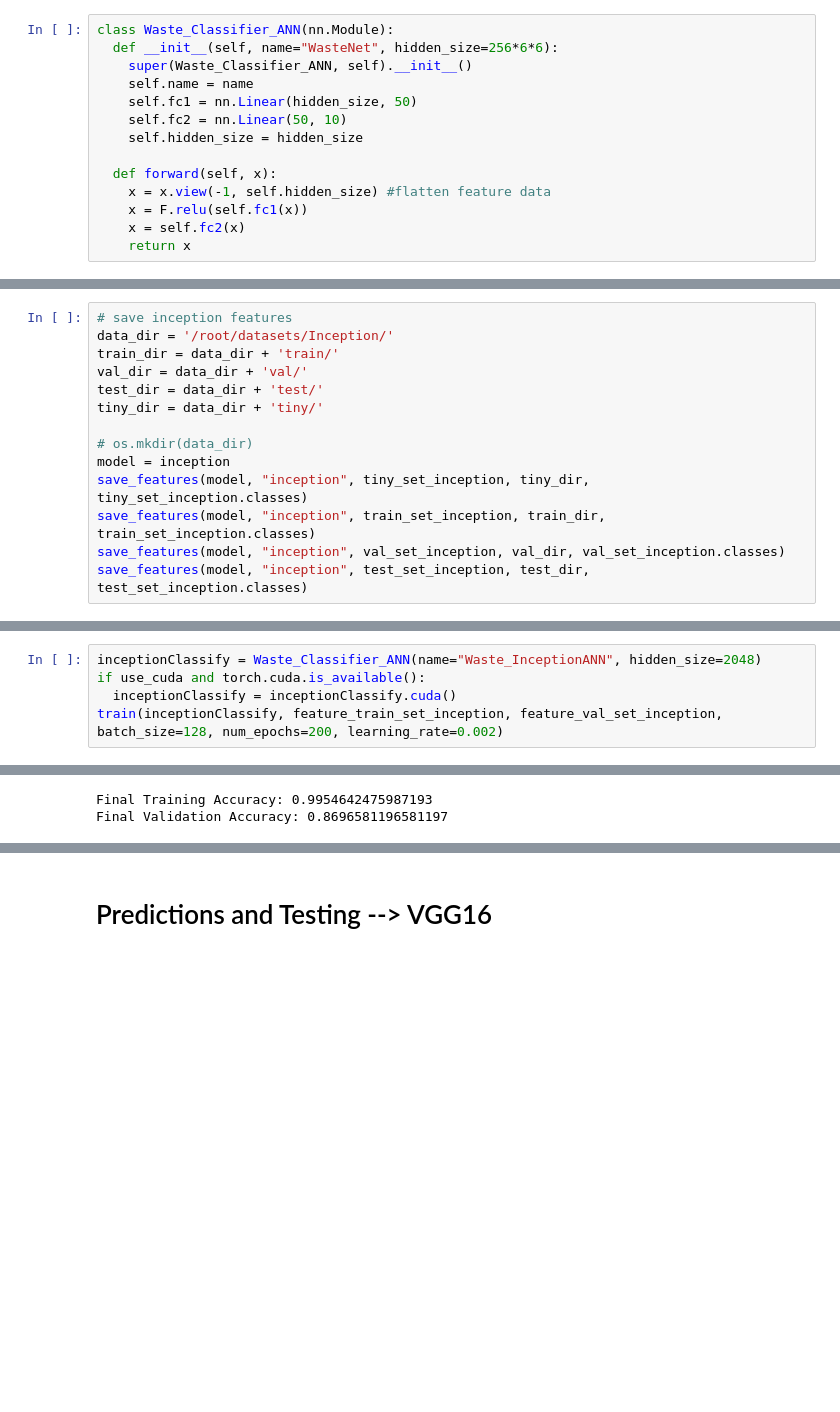
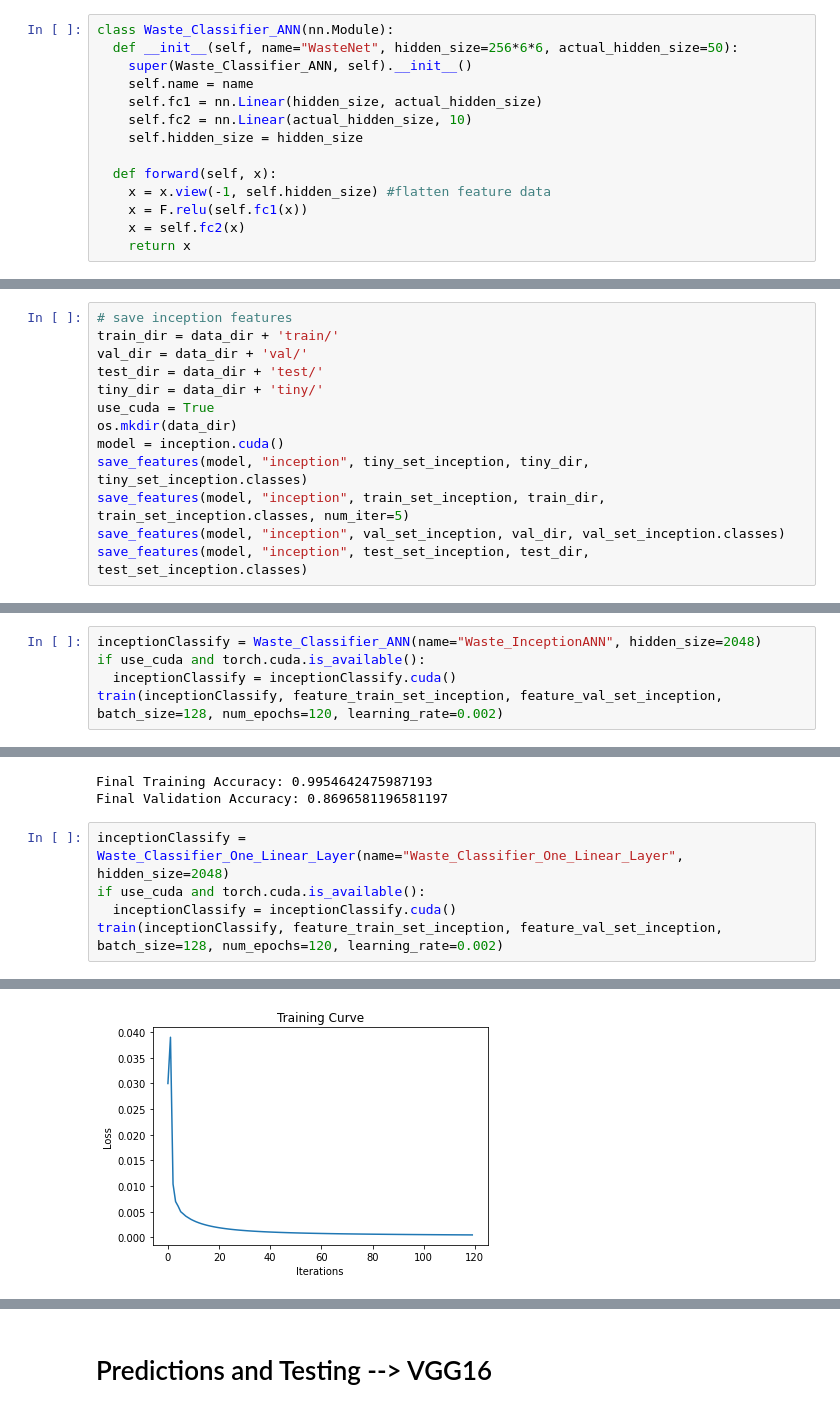
Before and after one commit to rozariot/Waste-Classification-Project, a Jupyter notebook: WasteClassificationProject.ipynb, the cells around one changed output, grey strips where cells are left out. Cells and saved outputs as stored; diff of their text form; blank space fills up the shorter version.

```diff
--- a/WasteClassificationProject.ipynb
+++ b/WasteClassificationProject.ipynb
@@ -264,10 +278,10 @@ def save_features(model, model_name, dataset, directory, classes):
 # %%
 class Waste_Classifier_ANN(nn.Module):
-  def __init__(self, name="WasteNet", hidden_size=256*6*6):
+  def __init__(self, name="WasteNet", hidden_size=256*6*6, actual_hidden_size=50):
     super(Waste_Classifier_ANN, self).__init__()
     self.name = name
-    self.fc1 = nn.Linear(hidden_size, 50)
-    self.fc2 = nn.Linear(50, 10)
+    self.fc1 = nn.Linear(hidden_size, actual_hidden_size)
+    self.fc2 = nn.Linear(actual_hidden_size, 10)
     self.hidden_size = hidden_size
 
   def forward(self, x):
@@ -1225,15 +1284,14 @@ Inception3(
 # %%
 # save inception features
-data_dir = '/root/datasets/Inception/'
 train_dir = data_dir + 'train/'
 val_dir = data_dir + 'val/'
 test_dir = data_dir + 'test/'
 tiny_dir = data_dir + 'tiny/'
-
-# os.mkdir(data_dir)
-model = inception
+use_cuda = True
+os.mkdir(data_dir)
+model = inception.cuda()
 save_features(model, "inception", tiny_set_inception, tiny_dir, tiny_set_inception.classes)
-save_features(model, "inception", train_set_inception, train_dir, train_set_inception.classes)
+save_features(model, "inception", train_set_inception, train_dir, train_set_inception.classes, num_iter=5)
 save_features(model, "inception", val_set_inception, val_dir, val_set_inception.classes)
 save_features(model, "inception", test_set_inception, test_dir, test_set_inception.classes)
 # %%
@@ -1273,7 +1331,7 @@ Final Validation Accuracy: 1.0
 inceptionClassify = Waste_Classifier_ANN(name="Waste_InceptionANN", hidden_size=2048)
 if use_cuda and torch.cuda.is_available():
   inceptionClassify = inceptionClassify.cuda()
-train(inceptionClassify, feature_train_set_inception, feature_val_set_inception, batch_size=128, num_epochs=200, learning_rate=0.002)
+train(inceptionClassify, feature_train_set_inception, feature_val_set_inception, batch_size=128, num_epochs=120, learning_rate=0.002)
 # %% [output]
 Epoch 1: Train accuracy: 0.18996798292422626, Training Loss: 0.019606580957770348, Validation Accuracy: 0.17307692307692307
 Epoch 2: Train accuracy: 0.16568836712913554, Training Loss: 0.01873674988746643, Validation Accuracy: 0.17735042735042736
@@ -1329,3 +1387,9 @@ Epoch 200: Train accuracy: 0.9954642475987193, Training Loss: 4.207749225315638e
 [figure]
 Final Training Accuracy: 0.9954642475987193
 Final Validation Accuracy: 0.8696581196581197
+# %%
+inceptionClassify = Waste_Classifier_One_Linear_Layer(name="Waste_Classifier_One_Linear_Layer", hidden_size=2048)
+if use_cuda and torch.cuda.is_available():
+  inceptionClassify = inceptionClassify.cuda()
+train(inceptionClassify, feature_train_set_inception, feature_val_set_inception, batch_size=128, num_epochs=120, learning_rate=0.002)
+# %% [output]
@@ -1331,0 +1408 @@ Final Validation Accuracy: 0.8696581196581197
+[figure, added]
```
Also changed, not shown: parts of 14 cells of this notebook.
